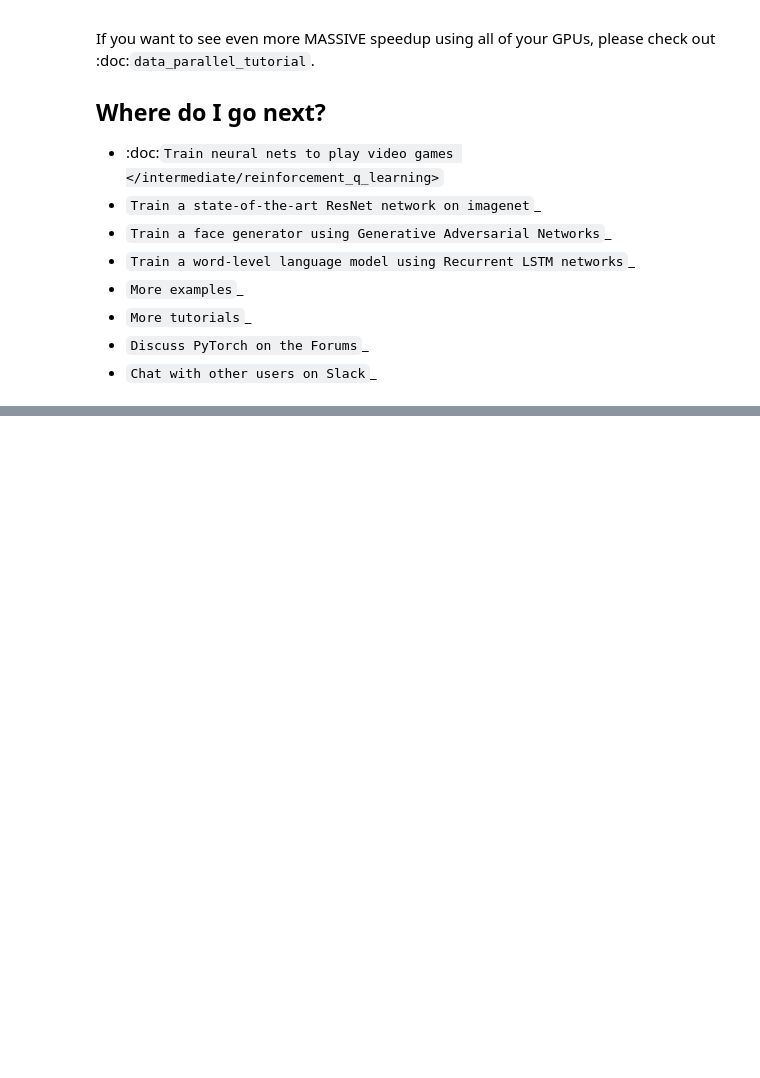
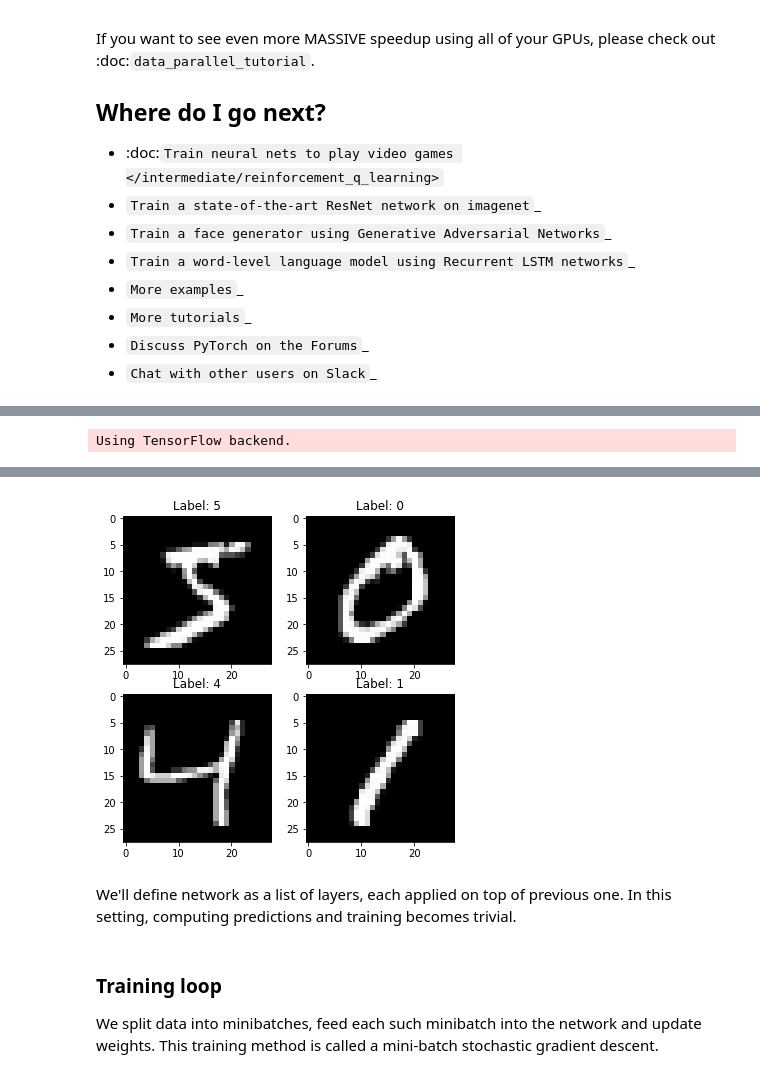
Before and after one commit to ramonfigueiredo/comp551-2020-p3_classification_of_image_data, a Jupyter notebook: code/group10_ramon_figueiredo_pessoa_rafael_gomes_braga_ege_odaci_comp551_2020_p3_classification_of_image_data.ipynb, the cells around one changed output, grey strips where cells are left out. Cells and saved outputs as stored; diff of their text form; code cells hidden in the pictures; blank space fills up the shorter version.

Commit message:
Building Neural Network from scratch

```diff
--- a/code/group10_ramon_figueiredo_pessoa_rafael_gomes_braga_ege_odaci_comp551_2020_p3_classification_of_image_data.ipynb
+++ b/code/group10_ramon_figueiredo_pessoa_rafael_gomes_braga_ege_odaci_comp551_2020_p3_classification_of_image_data.ipynb
@@ -1398,0 +535,33 @@ Specifically, we learned:
+# %%
+import keras
+import matplotlib.pyplot as plt
+%matplotlib inline
+
+def load_dataset(flatten=False):
+    (X_train, y_train), (X_test, y_test) = keras.datasets.mnist.load_data()
+
+    # normalize x
+    X_train = X_train.astype(float) / 255.
+    X_test = X_test.astype(float) / 255.
+
+    # we reserve the last 10000 training examples for validation
+    X_train, X_val = X_train[:-10000], X_train[-10000:]
+    y_train, y_val = y_train[:-10000], y_train[-10000:]
+
+    if flatten:
+        X_train = X_train.reshape([X_train.shape[0], -1])
+        X_val = X_val.reshape([X_val.shape[0], -1])
+        X_test = X_test.reshape([X_test.shape[0], -1])
+
+    return X_train, y_train, X_val, y_val, X_test, y_test
+
+X_train, y_train, X_val, y_val, X_test, y_test = load_dataset(flatten=True)
+
+## Let's look at some example
+plt.figure(figsize=[6,6])
+for i in range(4):
+    plt.subplot(2,2,i+1)
+    plt.title("Label: %i"%y_train[i])
+    plt.imshow(X_train[i].reshape([28,28]),cmap='gray');
+# %% [output]
+Using TensorFlow backend.
@@ -1398,0 +570,3 @@ Specifically, we learned:
+[figure, added]
+# %% [markdown]
+We'll define network as a list of layers, each applied on top of previous one. In this setting, computing predictions and training becomes trivial.
@@ -1398,0 +630,4 @@ Specifically, we learned:
+# %% [markdown]
+### Training loop
+
+We split data into minibatches, feed each such minibatch into the network and update weights. This training method is called a mini-batch stochastic gradient descent.
```
Also changed, not shown: parts of 83 cells of this notebook, 2 other files.
